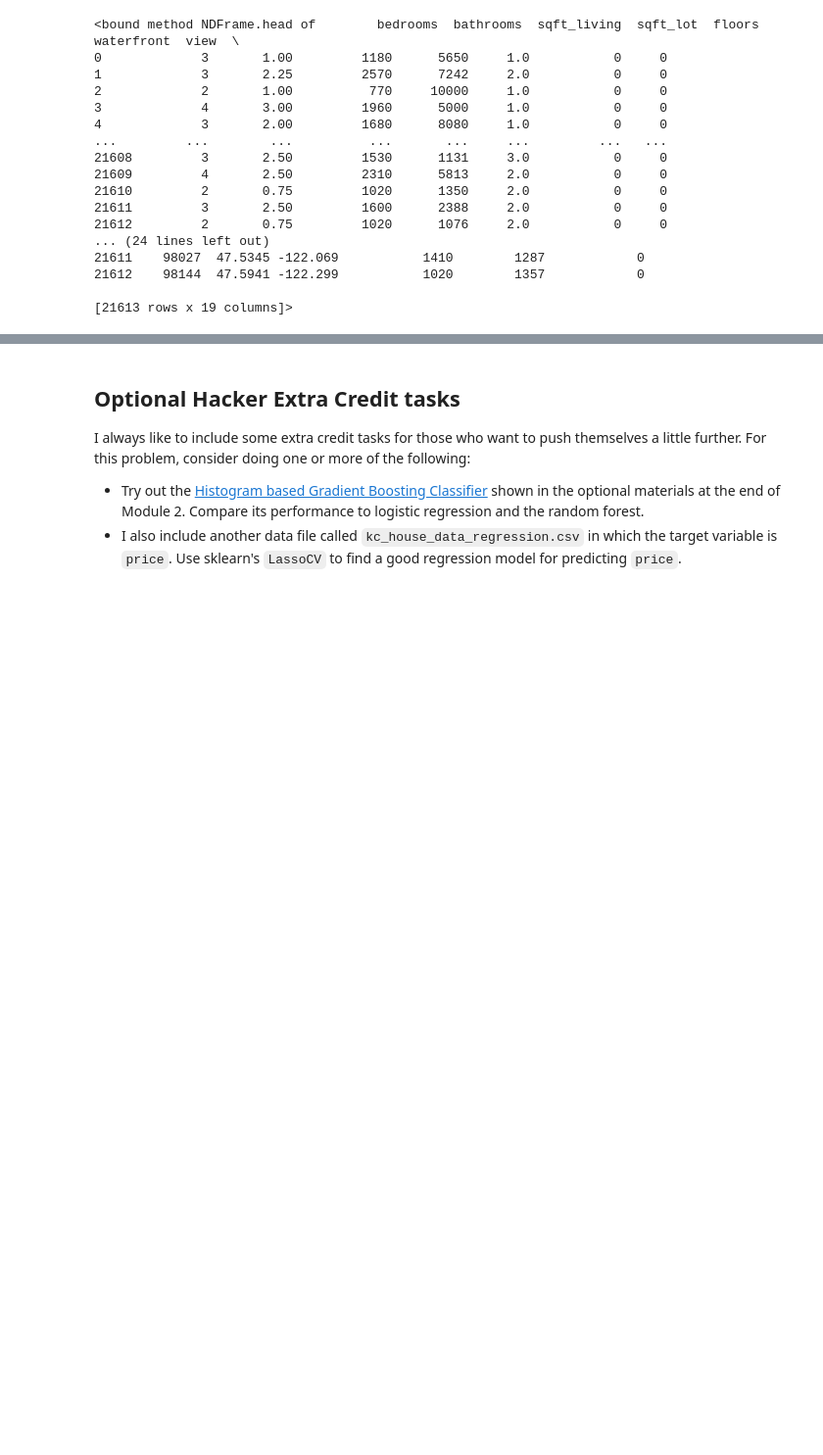
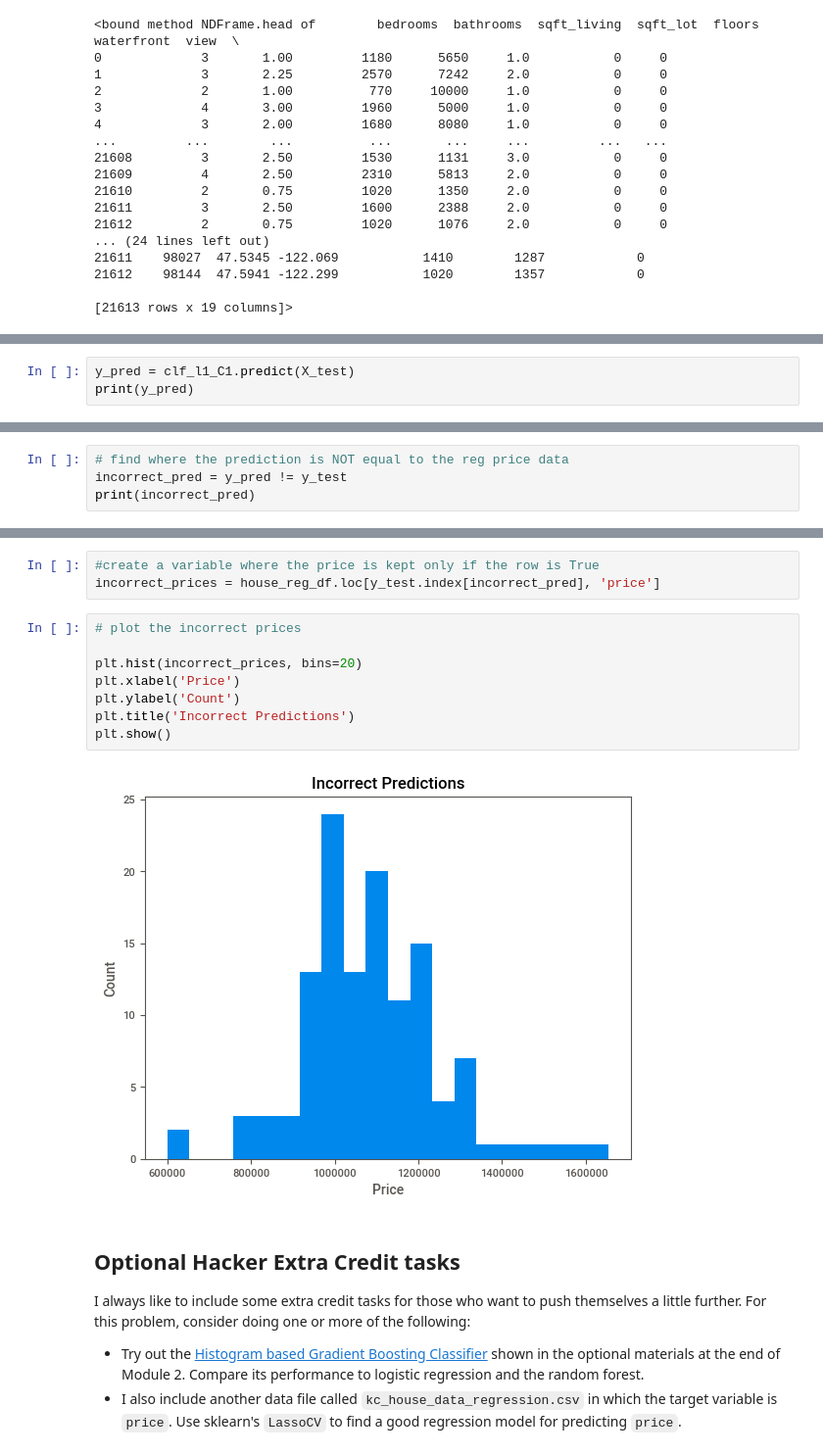
Before and after one commit to aestrona/KC_Housing_Classification, a Jupyter notebook: aap_hw1_s23_sklearn.ipynb, the cells around one changed output, grey strips where cells are left out. Shown at 98% size. Cells and saved outputs as stored; diff of their text form; blank space fills up the shorter version.

```diff
--- a/aap_hw1_s23_sklearn.ipynb
+++ b/aap_hw1_s23_sklearn.ipynb
@@ -761,0 +761,3 @@ IndexingError: Unalignable boolean Series provided as indexer (index of the bool
+# %%
+y_pred = clf_l1_C1.predict(X_test)
+print(y_pred)
@@ -761,0 +766,4 @@ IndexingError: Unalignable boolean Series provided as indexer (index of the bool
+# %%
+# find where the prediction is NOT equal to the reg price data
+incorrect_pred = y_pred != y_test
+print(incorrect_pred)
@@ -762,3 +816,16 @@ IndexingError: Unalignable boolean Series provided as indexer (index of the bool
+# %%
+#create a variable where the price is kept only if the row is True
+incorrect_prices = house_reg_df.loc[y_test.index[incorrect_pred], 'price']
+# %%
+# plot the incorrect prices
+
+plt.hist(incorrect_prices, bins=20)
+plt.xlabel('Price')
+plt.ylabel('Count')
+plt.title('Incorrect Predictions')
+plt.show()
+# %% [output]
+[figure, added]
 # %% [markdown]
 ## Optional Hacker Extra Credit tasks
 I always like to include some extra credit tasks for those who want to push themselves a little further. For this problem, consider doing one or more of the following:
```
Also changed, not shown: parts of 21 cells of this notebook.
